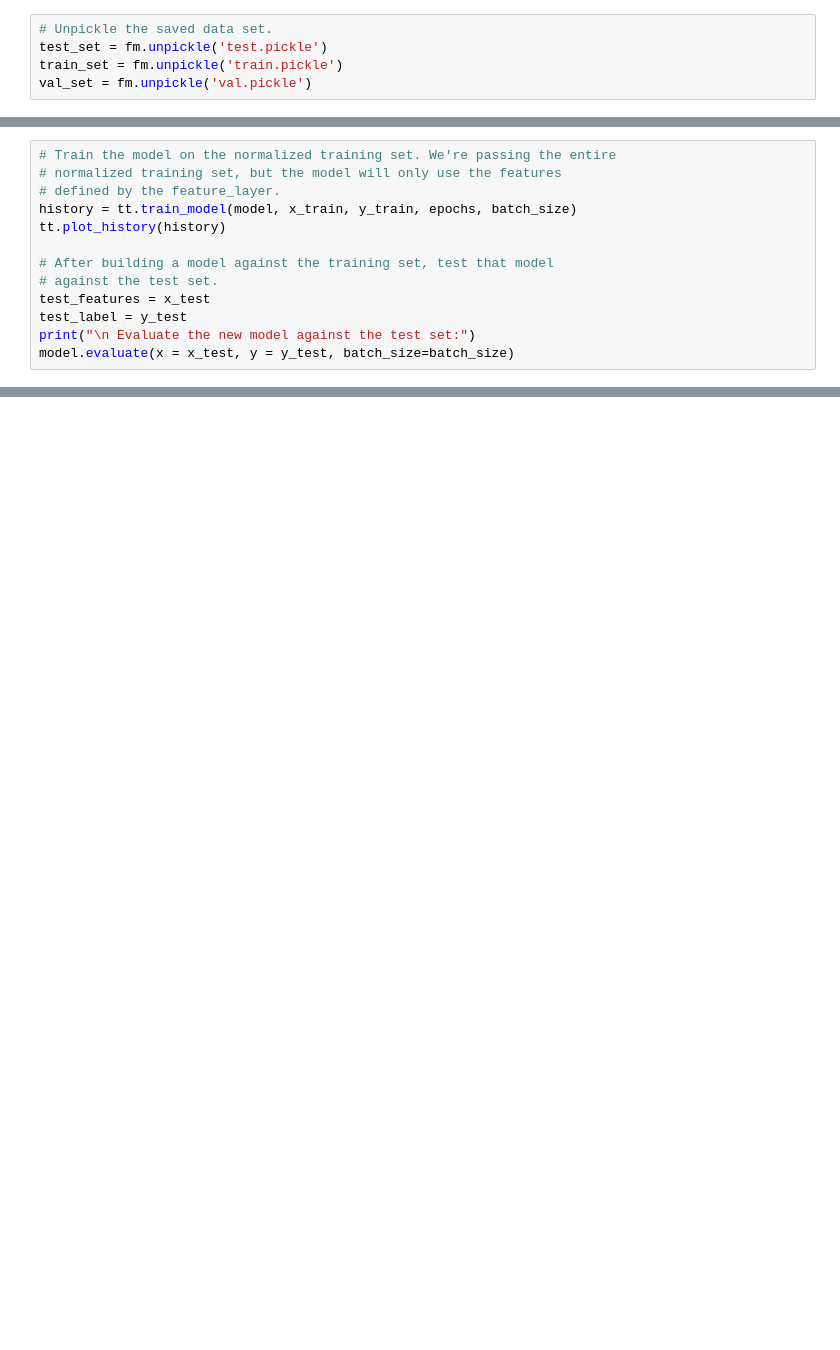
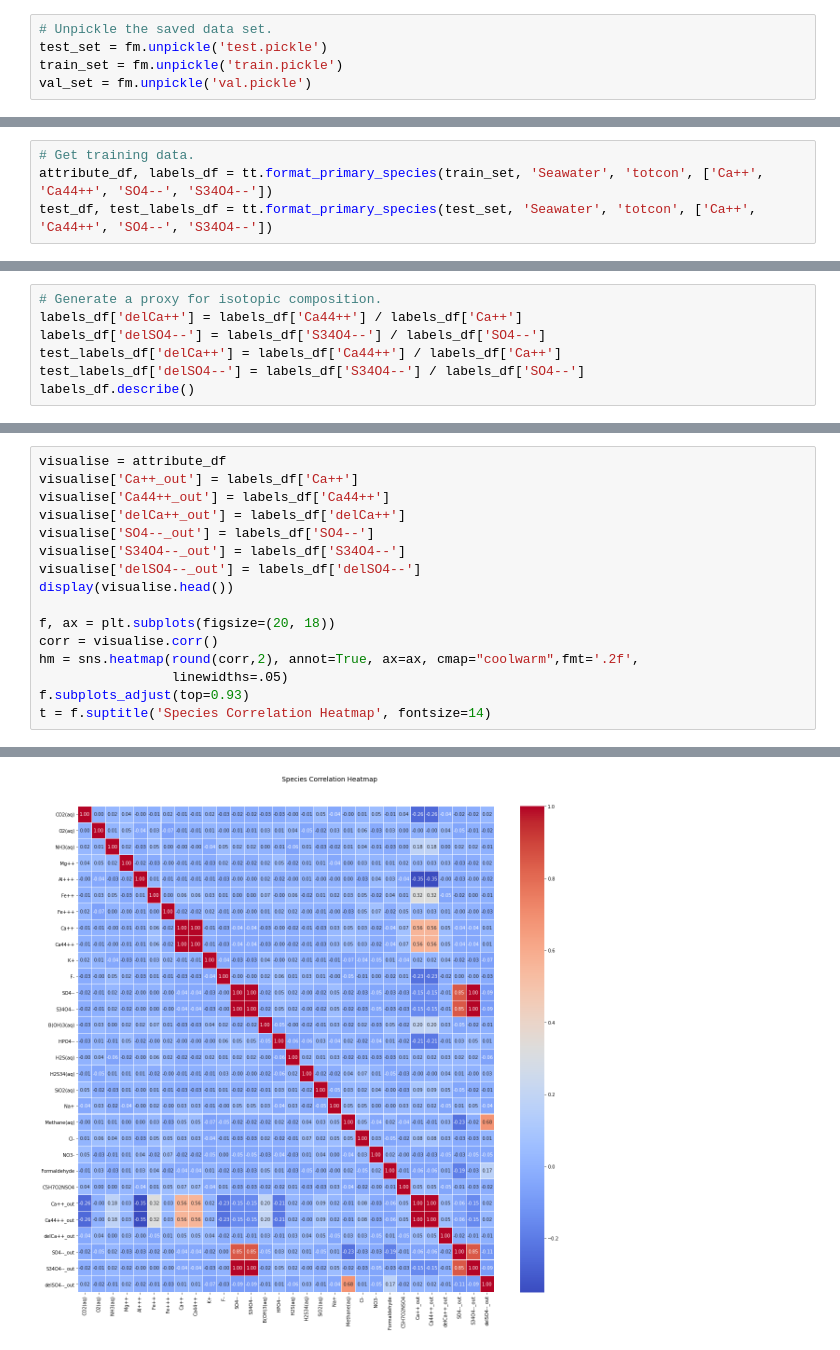
Before and after one commit to a-fotherby/Omphalos, a Jupyter notebook: trainingModel/learn0D.ipynb, the cells around one changed output, grey strips where cells are left out. Drawn from its saved outputs; the diff is of its cells as text; blank space fills up the shorter version.

Commit message:
Updates to utilise and test new metrics.

```diff
--- a/trainingModel/learn0D.ipynb
+++ b/trainingModel/learn0D.ipynb
@@ -93,13 +26,4 @@ model = tt.create_model(learning_rate, dropout)
-# %%
-# Train the model on the normalized training set. We're passing the entire
-# normalized training set, but the model will only use the features
-# defined by the feature_layer.
-history = tt.train_model(model, x_train, y_train, epochs, batch_size)
-tt.plot_history(history)
-
-# After building a model against the training set, test that model
-# against the test set.
-test_features = x_test
-test_label = y_test
-print("\n Evaluate the new model against the test set:")
-model.evaluate(x = x_test, y = y_test, batch_size=batch_size)
+# %%
+# Get training data.
+attribute_df, labels_df = tt.format_primary_species(train_set, 'Seawater', 'totcon', ['Ca++', 'Ca44++', 'SO4--', 'S34O4--'])
+test_df, test_labels_df = tt.format_primary_species(test_set, 'Seawater', 'totcon', ['Ca++', 'Ca44++', 'SO4--', 'S34O4--'])
@@ -105,0 +39,7 @@ model.evaluate(x = x_test, y = y_test, batch_size=batch_size)
+# %%
+# Generate a proxy for isotopic composition.
+labels_df['delCa++'] = labels_df['Ca44++'] / labels_df['Ca++']
+labels_df['delSO4--'] = labels_df['S34O4--'] / labels_df['SO4--']
+test_labels_df['delCa++'] = labels_df['Ca44++'] / labels_df['Ca++']
+test_labels_df['delSO4--'] = labels_df['S34O4--'] / labels_df['SO4--']
+labels_df.describe()
@@ -105,0 +56,17 @@ model.evaluate(x = x_test, y = y_test, batch_size=batch_size)
+# %%
+visualise = attribute_df
+visualise['Ca++_out'] = labels_df['Ca++']
+visualise['Ca44++_out'] = labels_df['Ca44++']
+visualise['delCa++_out'] = labels_df['delCa++']
+visualise['SO4--_out'] = labels_df['SO4--']
+visualise['S34O4--_out'] = labels_df['S34O4--']
+visualise['delSO4--_out'] = labels_df['delSO4--']
+display(visualise.head())
+
+f, ax = plt.subplots(figsize=(20, 18))
+corr = visualise.corr()
+hm = sns.heatmap(round(corr,2), annot=True, ax=ax, cmap="coolwarm",fmt='.2f',
+                 linewidths=.05)
+f.subplots_adjust(top=0.93)
+t = f.suptitle('Species Correlation Heatmap', fontsize=14)
+# %% [output]
@@ -105,0 +80 @@ model.evaluate(x = x_test, y = y_test, batch_size=batch_size)
+[figure, added]
```
Also changed, not shown: parts of 17 cells of this notebook.
